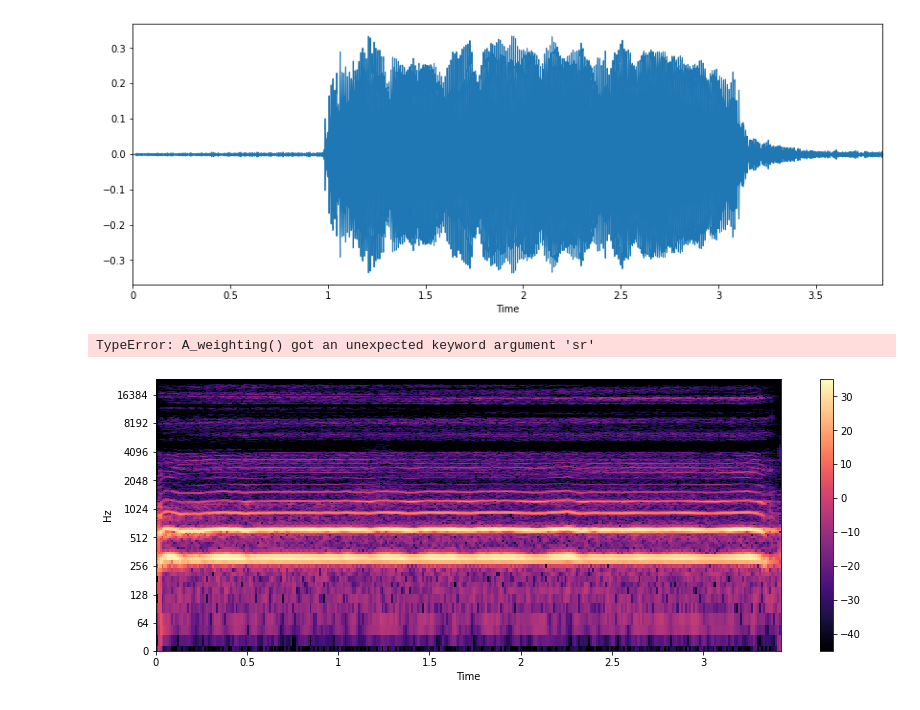
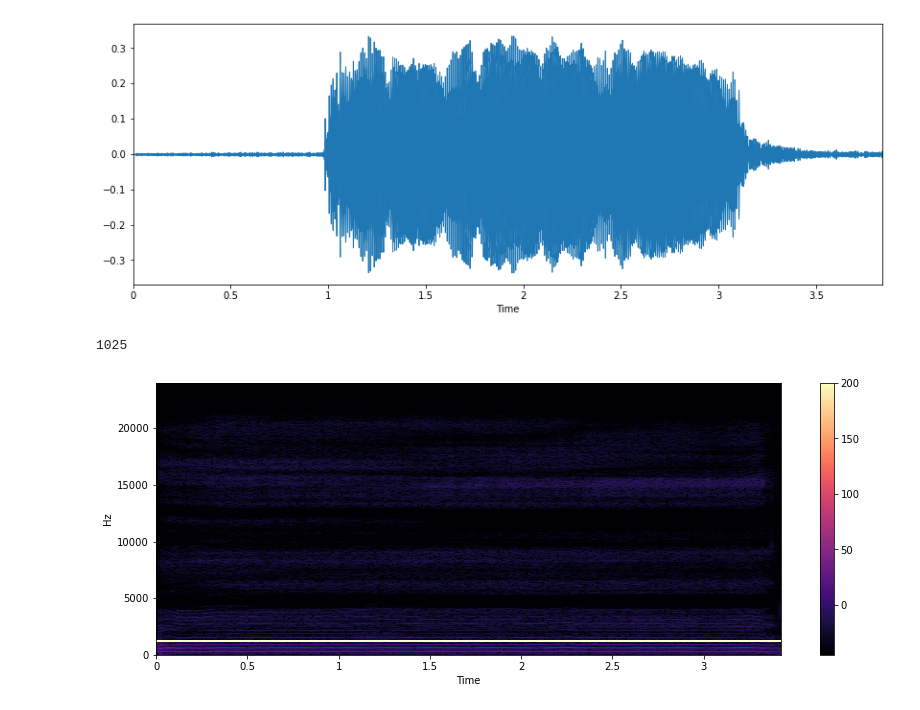
Before and after one commit to cgasgarth/CS-MI-Final, a Jupyter notebook: Final.ipynb, the cells around one changed output. Saved outputs shown, nothing was run; the diff lists cells and outputs as text; code cells hidden in the pictures.

```diff
--- a/Final.ipynb
+++ b/Final.ipynb
@@ -44,16 +25,19 @@ librosa.display.waveplot(x, sr=sr)
 # %%
 #display Spectrogram
 X = librosa.stft(x)
 Xdb = librosa.amplitude_to_db(abs(X))
+for i in range(50, 55):
+    Xdb[i] = 200
+    X[i] = 200
 plt.figure(figsize=(14, 5))
 librosa.display.specshow(Xdb, sr=sr, x_axis='time', y_axis='hz')
 #If to pring log of frequencies
-librosa.display.specshow(Xdb, sr=sr, x_axis='time', y_axis='log')
+#librosa.display.specshow(Xdb, sr=sr, x_axis='time', y_axis='log')
 plt.colorbar()
-libr
+print(len(X))
 # %% [output]
-TypeError: A_weighting() got an unexpected keyword argument 'sr'
+1025
-[figure, old version]
+[figure, new version]
 # %%
 for x in samples:
     X = librosa.stft(x)
```
Also changed, not shown: parts of 3 cells of this notebook.
